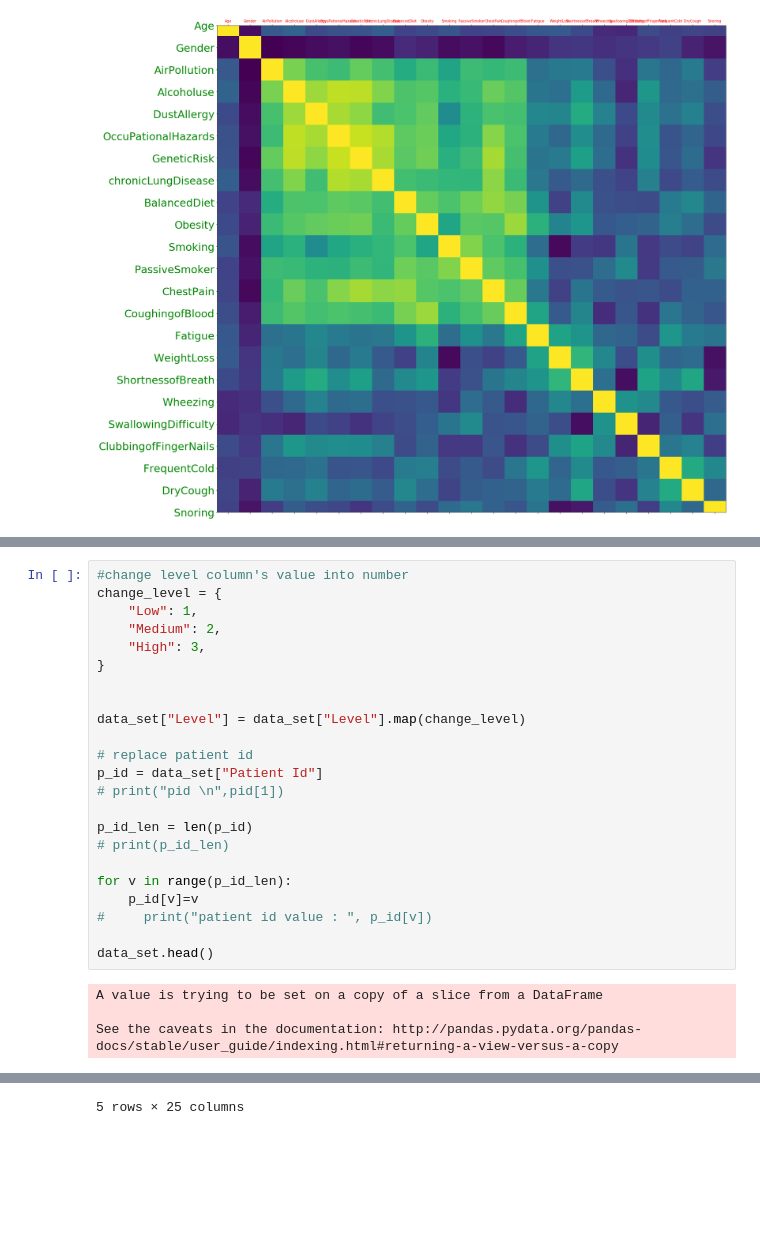
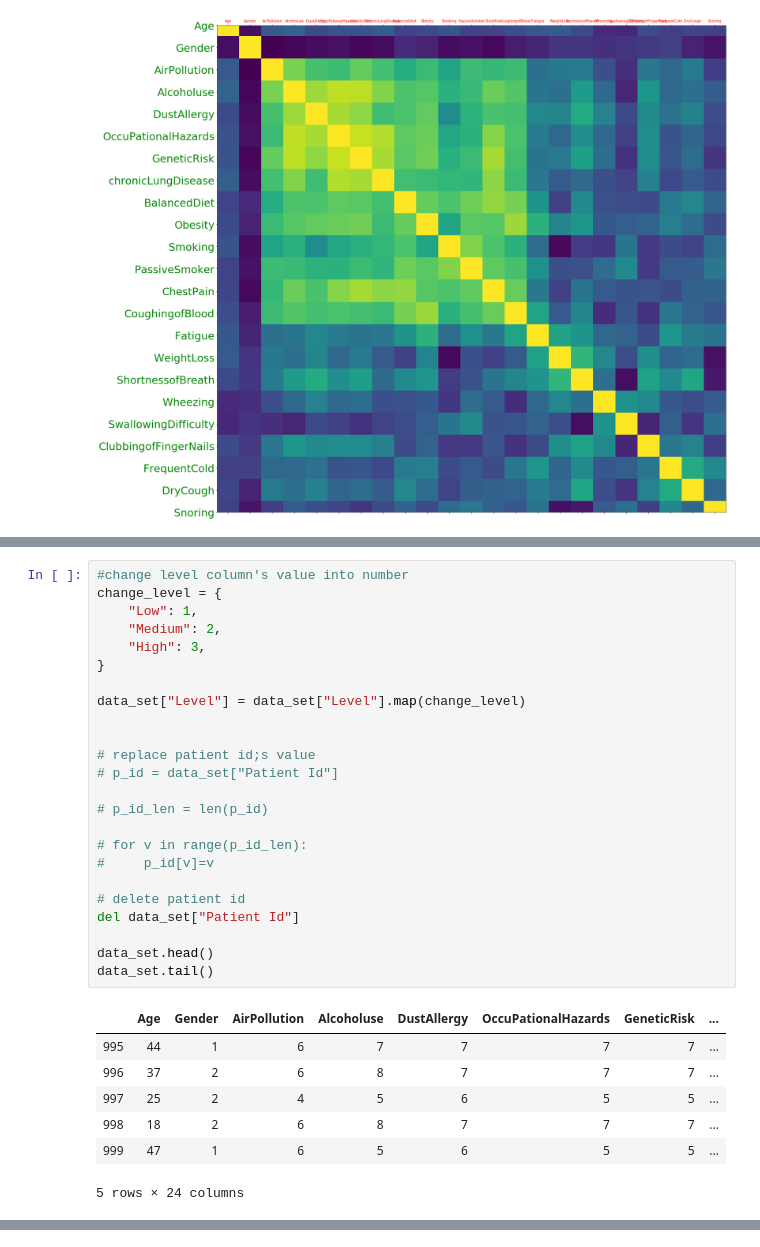
Before and after one commit to Mohimenol-Islam-Munna/Lung-Cancer-Prediction-Using-Machine-Learning-Algorithms, a Jupyter notebook: ML_Models/data_preprocessing.ipynb, the cells around one changed output, grey strips where cells are left out. Drawn from its saved outputs; the diff is of its cells as text; blank space fills up the shorter version.

```diff
--- a/ML_Models/MLM_01.ipynb
+++ b/ML_Models/data_preprocessing.ipynb
@@ -71,27 +57,32 @@ data_set.head()
 # %%
 #change level column's value into number
 change_level = {
     "Low": 1,
     "Medium": 2,
     "High": 3,
 }
 
-
 data_set["Level"] = data_set["Level"].map(change_level)
 
-# replace patient id
-p_id = data_set["Patient Id"]
-# print("pid \n",pid[1])
 
-p_id_len = len(p_id)
-# print(p_id_len)
+# replace patient id;s value
+# p_id = data_set["Patient Id"]
 
-for v in range(p_id_len):
-    p_id[v]=v
-#     print("patient id value : ", p_id[v])
+# p_id_len = len(p_id)
+
+# for v in range(p_id_len):
+#     p_id[v]=v
+
+# delete patient id
+del data_set["Patient Id"]
 
 data_set.head()
+data_set.tail()
 # %% [output]
+|  | Age | Gender | AirPollution | Alcoholuse | DustAllergy | OccuPationalHazards | GeneticRisk | ... |
+| 995 | 44 | 1 | 6 | 7 | 7 | 7 | 7 | ... |
+| 996 | 37 | 2 | 6 | 8 | 7 | 7 | 7 | ... |
+| 997 | 25 | 2 | 4 | 5 | 6 | 5 | 5 | ... |
+| 998 | 18 | 2 | 6 | 8 | 7 | 7 | 7 | ... |
+| 999 | 47 | 1 | 6 | 5 | 6 | 5 | 5 | ... |
-A value is trying to be set on a copy of a slice from a DataFrame
-
-See the caveats in the documentation: http://pandas.pydata.org/pandas-docs/stable/user_guide/indexing.html#returning-a-view-versus-a-copy
+5 rows × 24 columns
@@ -104,3 +89,2 @@ See the caveats in the documentation: http://pandas.pydata.org/pandas-docs/stabl
-5 rows × 25 columns
 # %%
 #data spliting
```
Also changed, not shown: parts of 11 cells of this notebook, 10 other files.
